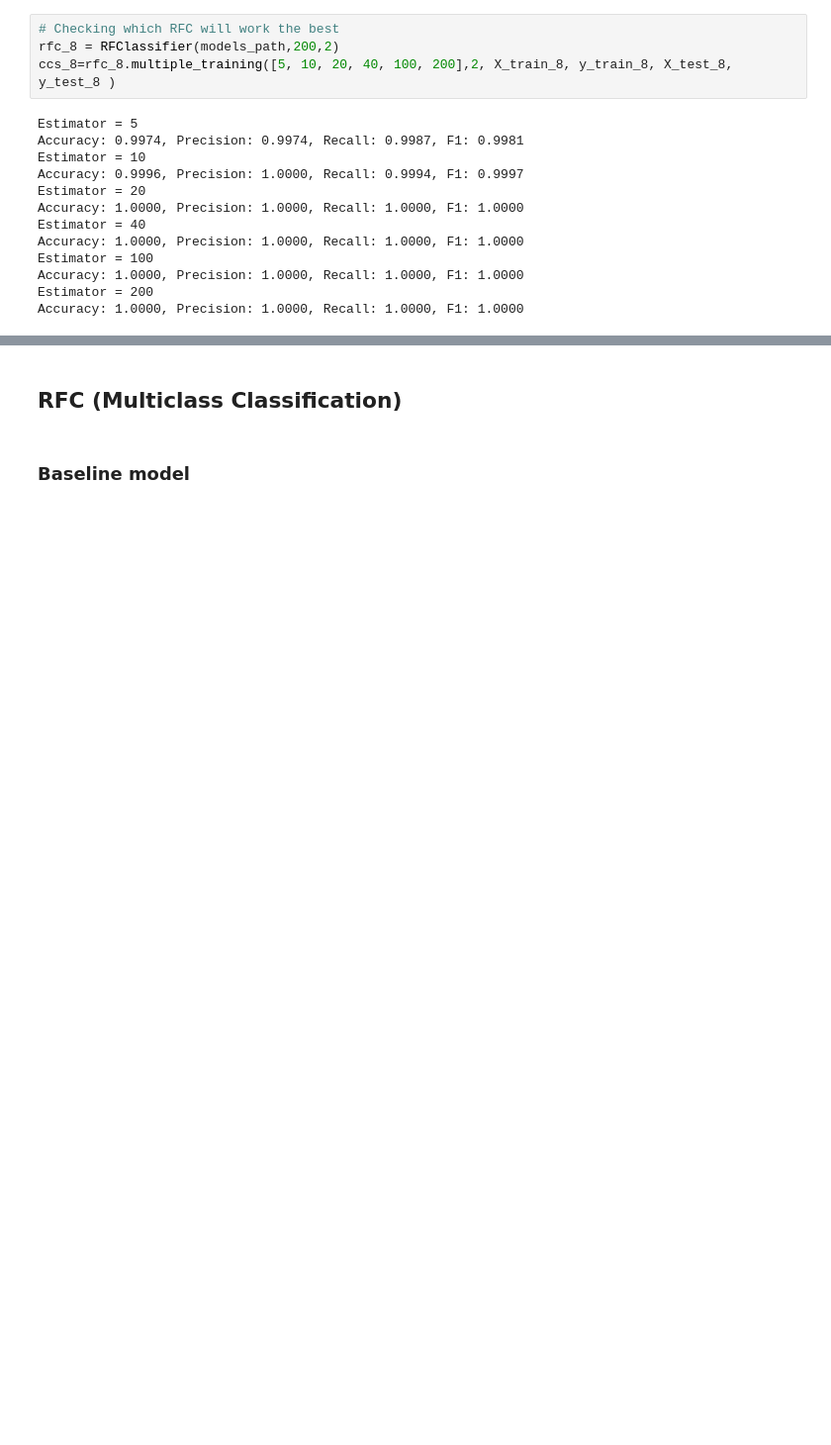
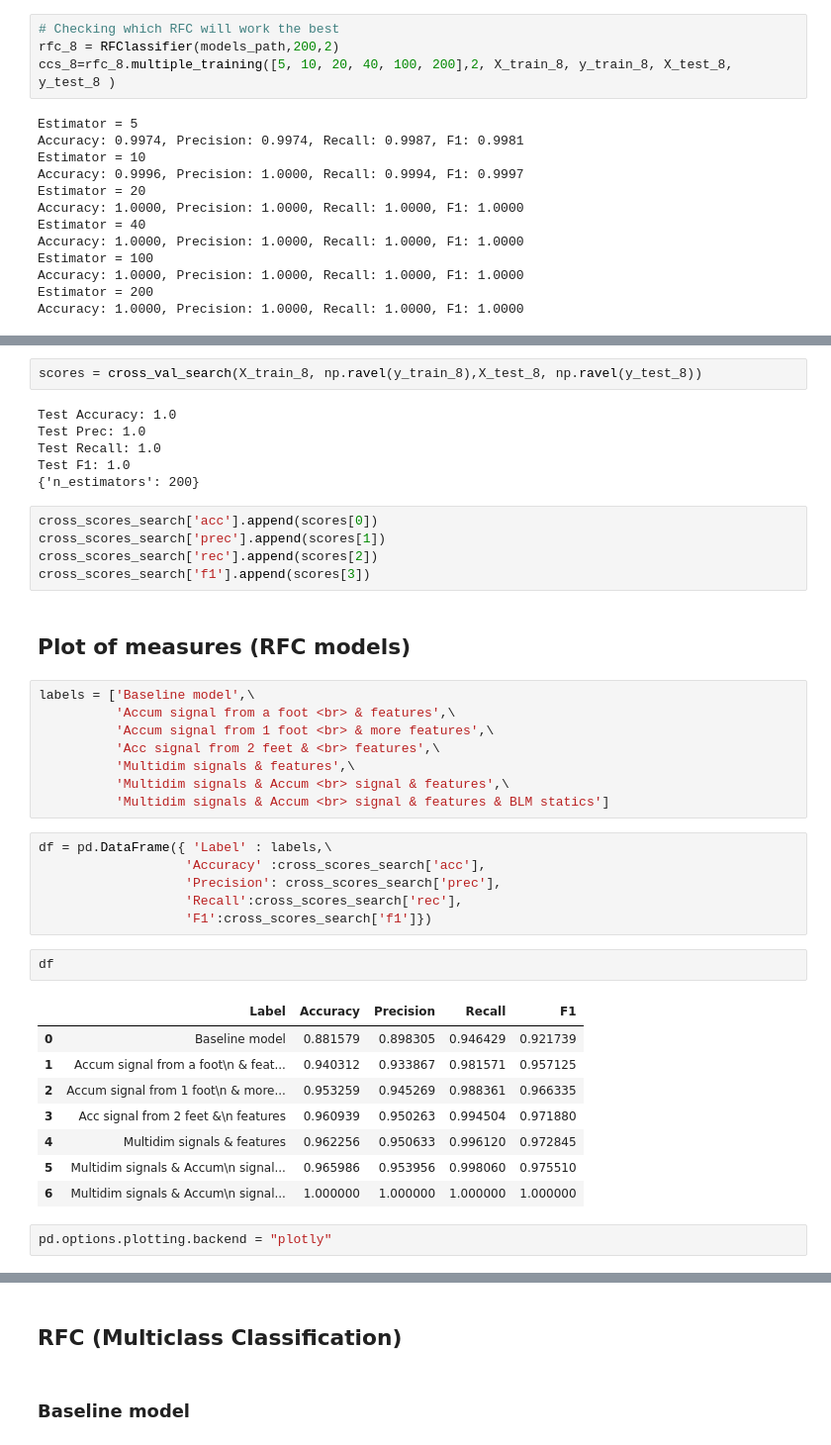
Before and after one commit to Nemat-Allah-Aloush/Parkinson-Disease, a Jupyter notebook: RFCmodels.ipynb, the cells around one changed output, grey strips where cells are left out. Shown: that part at 99% size. Drawn from its saved outputs; the diff is of its cells as text; blank space fills up the shorter version.

```diff
--- a/RFCmodels.ipynb
+++ b/RFCmodels.ipynb
@@ -508,0 +947,42 @@ rfc_8_100.save_model("RFC_both_feet_16_sensors_sumsensors_6_features_100")
+# %%
+scores = cross_val_search(X_train_8, np.ravel(y_train_8),X_test_8, np.ravel(y_test_8))
+# %% [output]
+Test Accuracy: 1.0
+Test Prec: 1.0
+Test Recall: 1.0
+Test F1: 1.0
+{'n_estimators': 200}
+# %%
+cross_scores_search['acc'].append(scores[0])
+cross_scores_search['prec'].append(scores[1])
+cross_scores_search['rec'].append(scores[2])
+cross_scores_search['f1'].append(scores[3])
+# %% [markdown]
+## Plot of measures (RFC models)
+# %%
+labels = ['Baseline model',\
+          'Accum signal from a foot <br> & features',\
+          'Accum signal from 1 foot <br> & more features',\
+          'Acc signal from 2 feet & <br> features',\
+          'Multidim signals & features',\
+          'Multidim signals & Accum <br> signal & features',\
+          'Multidim signals & Accum <br> signal & features & BLM statics']
+# %%
+df = pd.DataFrame({ 'Label' : labels,\
+                   'Accuracy' :cross_scores_search['acc'],
+                   'Precision': cross_scores_search['prec'],
+                   'Recall':cross_scores_search['rec'],
+                   'F1':cross_scores_search['f1']})
+# %%
+df
+# %% [output]
+|  | Label | Accuracy | Precision | Recall | F1 |
+| 0 | Baseline model | 0.881579 | 0.898305 | 0.946429 | 0.921739 |
+| 1 | Accum signal from a foot\n & feat... | 0.940312 | 0.933867 | 0.981571 | 0.957125 |
+| 2 | Accum signal from 1 foot\n & more... | 0.953259 | 0.945269 | 0.988361 | 0.966335 |
+| 3 | Acc signal from 2 feet &\n features | 0.960939 | 0.950263 | 0.994504 | 0.971880 |
+| 4 | Multidim signals & features | 0.962256 | 0.950633 | 0.996120 | 0.972845 |
+| 5 | Multidim signals & Accum\n signal... | 0.965986 | 0.953956 | 0.998060 | 0.975510 |
+| 6 | Multidim signals & Accum\n signal... | 1.000000 | 1.000000 | 1.000000 | 1.000000 |
+# %%
+pd.options.plotting.backend = "plotly"
```
Also changed, not shown: parts of 84 cells of this notebook.
